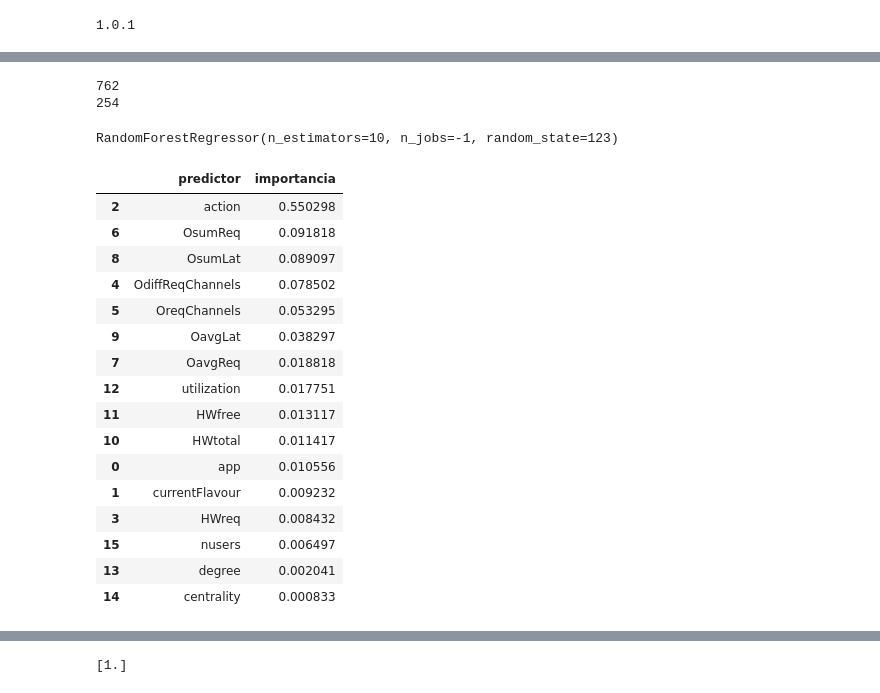
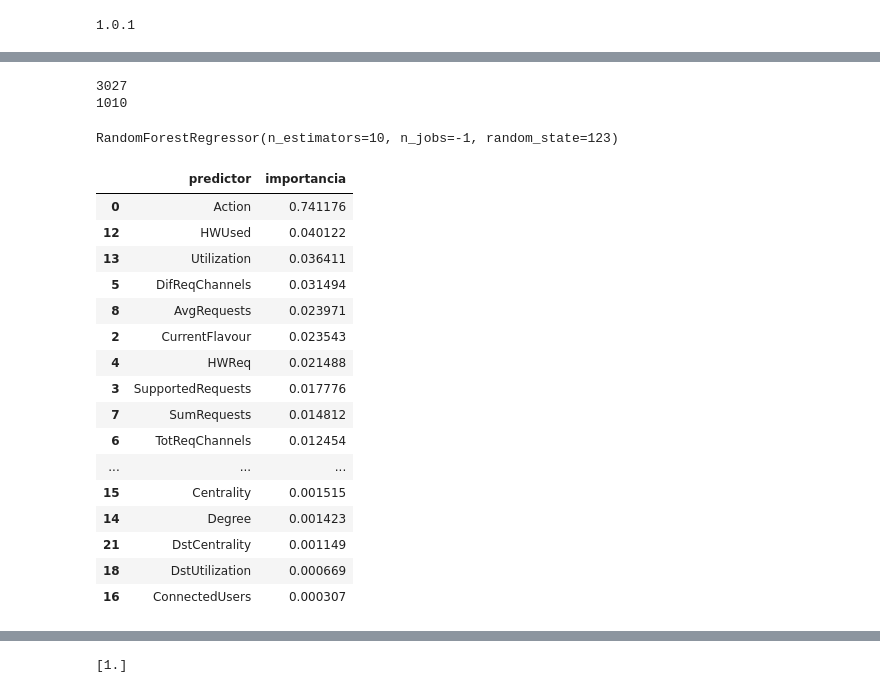
Before and after one commit to acsicuib/Bowser, a Jupyter notebook: notebooks/DeepMario_RF_withSimulationSamples.ipynb, the cells around one changed output, grey strips where cells are left out. Drawn from its saved outputs; the diff is of its cells as text; code cells hidden in the pictures.

```diff
--- a/notebooks/DeepMario_RF_withSimulationSamples.ipynb
+++ b/notebooks/DeepMario_RF_withSimulationSamples.ipynb
@@ -66,2 +66,2 @@ df.head()
 # %%
-df = df.drop(columns="sim")
+df = df.drop(columns="Sim") # debug columns
@@ -68,2 +72,5 @@ df = df.drop(columns="sim")
 # %%
-df = df.loc[:,list(df.columns[0:16])+["fit"]]
+# Our state is based on a set of columns
+# We can remove columns with NEXT* name
+state_cols = [x for x in df.columns if "Next" not in x]
+print(state_cols)
@@ -69,0 +79,3 @@ df = df.loc[:,list(df.columns[0:16])+["fit"]]
+# %%
+df = df.loc[:,state_cols]
+df.head()
@@ -70,13 +90,13 @@ df = df.loc[:,list(df.columns[0:16])+["fit"]]
 # %%
 X_train, X_test, y_train, y_test = train_test_split(
-                                        df.drop(columns = "fit"),
-                                        df['fit'],
+                                        df.drop(columns = "Reward"),
+                                        df['Reward'],
                                         random_state = 0)
 print(len(X_train))
 print(len(X_test))
 # %% [output]
-762
-254
+3027
+1010
 # %%
 #Training
 model = RandomForestRegressor(
@@ -94,29 +114,29 @@ model.fit(X_train, y_train)
 RandomForestRegressor(n_estimators=10, n_jobs=-1, random_state=123)
 # %%
 importancia_predictores = pd.DataFrame(
-                            {'predictor': df.drop(columns = "fit").columns,
+                            {'predictor': df.drop(columns = "Reward").columns,
                              'importancia': model.feature_importances_}
                             )
 
 importancia_predictores.sort_values('importancia', ascending=False)
 # %% [output]
 |  | predictor | importancia |
-| 2 | action | 0.550298 |
-| 6 | OsumReq | 0.091818 |
-| 8 | OsumLat | 0.089097 |
-| 4 | OdiffReqChannels | 0.078502 |
-| 5 | OreqChannels | 0.053295 |
-| 9 | OavgLat | 0.038297 |
-| 7 | OavgReq | 0.018818 |
-| 12 | utilization | 0.017751 |
-| 11 | HWfree | 0.013117 |
-| 10 | HWtotal | 0.011417 |
-| 0 | app | 0.010556 |
-| 1 | currentFlavour | 0.009232 |
-| 3 | HWreq | 0.008432 |
-| 15 | nusers | 0.006497 |
-| 13 | degree | 0.002041 |
-| 14 | centrality | 0.000833 |
+| 0 | Action | 0.741176 |
+| 12 | HWUsed | 0.040122 |
+| 13 | Utilization | 0.036411 |
+| 5 | DifReqChannels | 0.031494 |
+| 8 | AvgRequests | 0.023971 |
+| 2 | CurrentFlavour | 0.023543 |
+| 4 | HWReq | 0.021488 |
+| 3 | SupportedRequests | 0.017776 |
+| 7 | SumRequests | 0.014812 |
+| 6 | TotReqChannels | 0.012454 |
+| ... | ... | ... |
+| 15 | Centrality | 0.001515 |
+| 14 | Degree | 0.001423 |
+| 21 | DstCentrality | 0.001149 |
+| 18 | DstUtilization | 0.000669 |
+| 16 | ConnectedUsers | 0.000307 |
 # %%
 from sklearn.inspection import permutation_importance
 importancia = permutation_importance(
```
Also changed, not shown: parts of 22 cells of this notebook, 2 other files.
